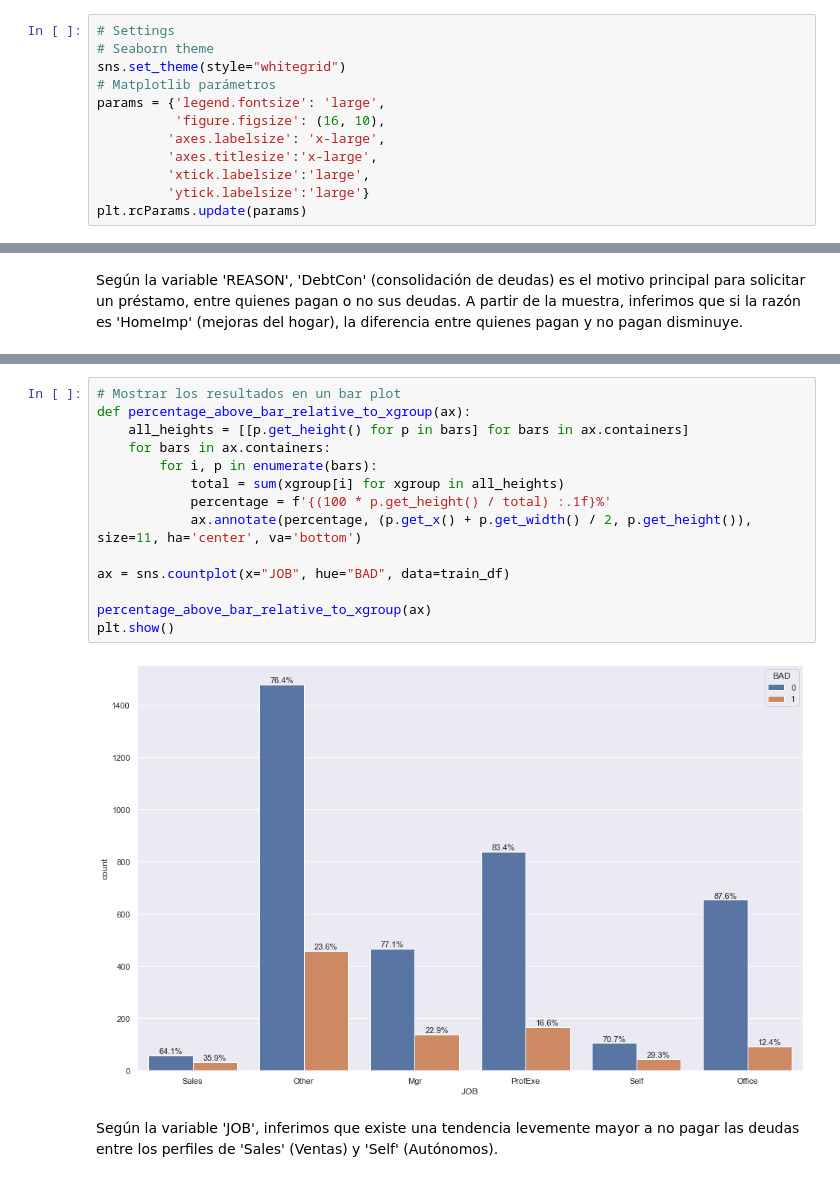
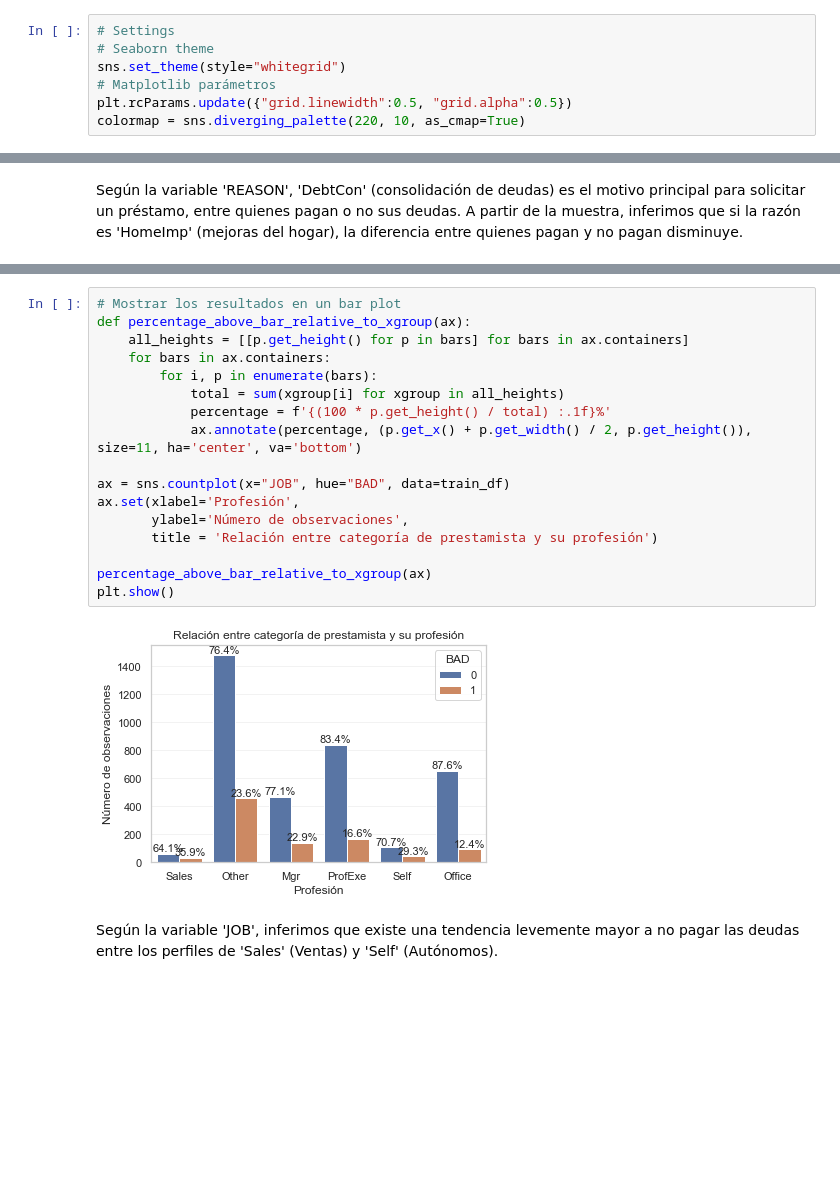
Before and after one commit to HelgaZambrana/data-science-coderhouse, a Jupyter notebook: ProyectoFinal_RiesgoCrediticio.ipynb, the cells around one changed output, grey strips where cells are left out. Cells and saved outputs as stored; diff of their text form; blank space fills up the shorter version.

```diff
--- a/ProyectoFinal_RiesgoCrediticio.ipynb
+++ b/ProyectoFinal_RiesgoCrediticio.ipynb
@@ -35,18 +35,13 @@ from sklearn.impute import SimpleImputer, KNNImputer
 # Ocultar los mensajes de advertencia
 import warnings
 warnings.filterwarnings('ignore')
-# %%
-# Settings
-# Seaborn theme
-sns.set_theme(style="whitegrid")
-# Matplotlib parámetros
-params = {'legend.fontsize': 'large',
-          'figure.figsize': (16, 10),
-         'axes.labelsize': 'x-large',
-         'axes.titlesize':'x-large',
-         'xtick.labelsize':'large',
-         'ytick.labelsize':'large'}
-plt.rcParams.update(params)
+# %%
+# Settings
+# Seaborn theme
+sns.set_theme(style="whitegrid")
+# Matplotlib parámetros
+plt.rcParams.update({"grid.linewidth":0.5, "grid.alpha":0.5})
+colormap = sns.diverging_palette(220, 10, as_cmap=True)
 # %% [markdown]
 El dataset elegido fue Home Equity (HMEQ) de Kaggle: https://www.kaggle.com/datasets/ajay1735/hmeq-data
 HMEQ presenta información sobre las características y la morosidad de 5960 prestamistas con garantía hipotecaria. Un préstamo con garantía hipotecaria es un préstamo en el que el deudor utiliza el capital de su vivienda como garantía subyacente.
@@ -309,18 +307,21 @@ Name: JOB, dtype: int64
 # %%
 # Mostrar los resultados en un bar plot
 def percentage_above_bar_relative_to_xgroup(ax):
     all_heights = [[p.get_height() for p in bars] for bars in ax.containers]
     for bars in ax.containers:
         for i, p in enumerate(bars):
             total = sum(xgroup[i] for xgroup in all_heights)
             percentage = f'{(100 * p.get_height() / total) :.1f}%'
             ax.annotate(percentage, (p.get_x() + p.get_width() / 2, p.get_height()), size=11, ha='center', va='bottom')
 
 ax = sns.countplot(x="JOB", hue="BAD", data=train_df)
+ax.set(xlabel='Profesión',
+       ylabel='Número de observaciones',
+       title = 'Relación entre categoría de prestamista y su profesión')
 
 percentage_above_bar_relative_to_xgroup(ax)
 plt.show()
 # %% [output]
-[figure, old version]
+[figure, new version]
 # %% [markdown]
 Según la variable 'JOB', inferimos que existe una tendencia levemente mayor a no pagar las deudas entre los perfiles de 'Sales' (Ventas) y 'Self' (Autónomos).
```
Also changed, not shown: parts of 15 cells of this notebook.
